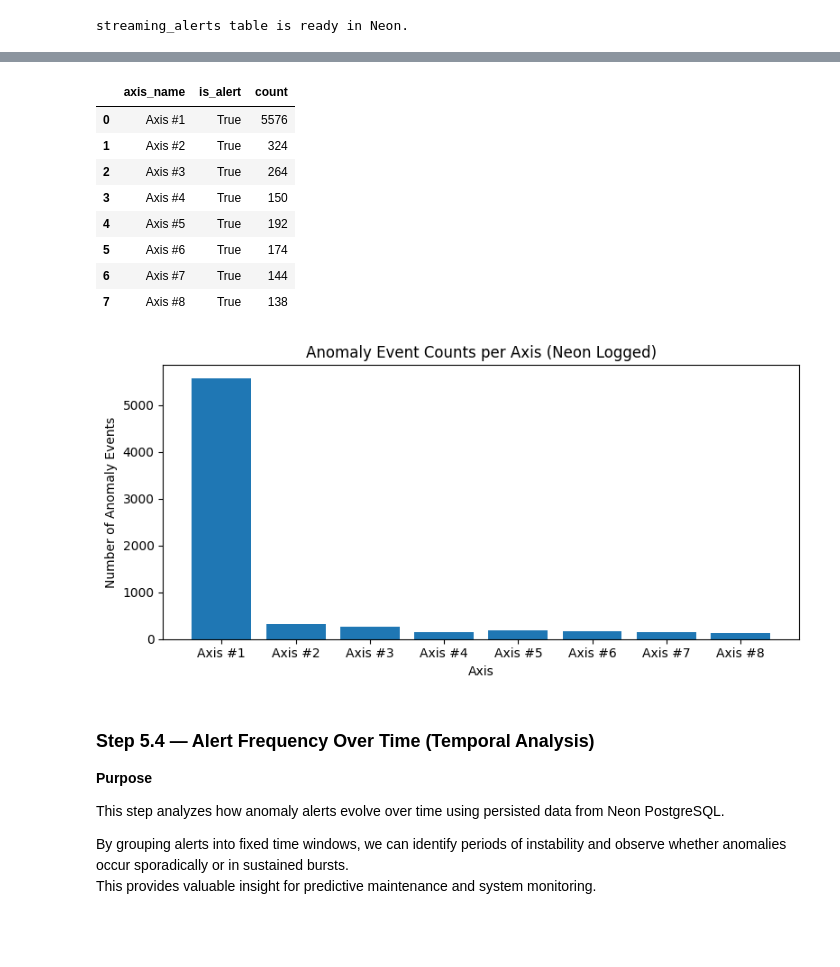
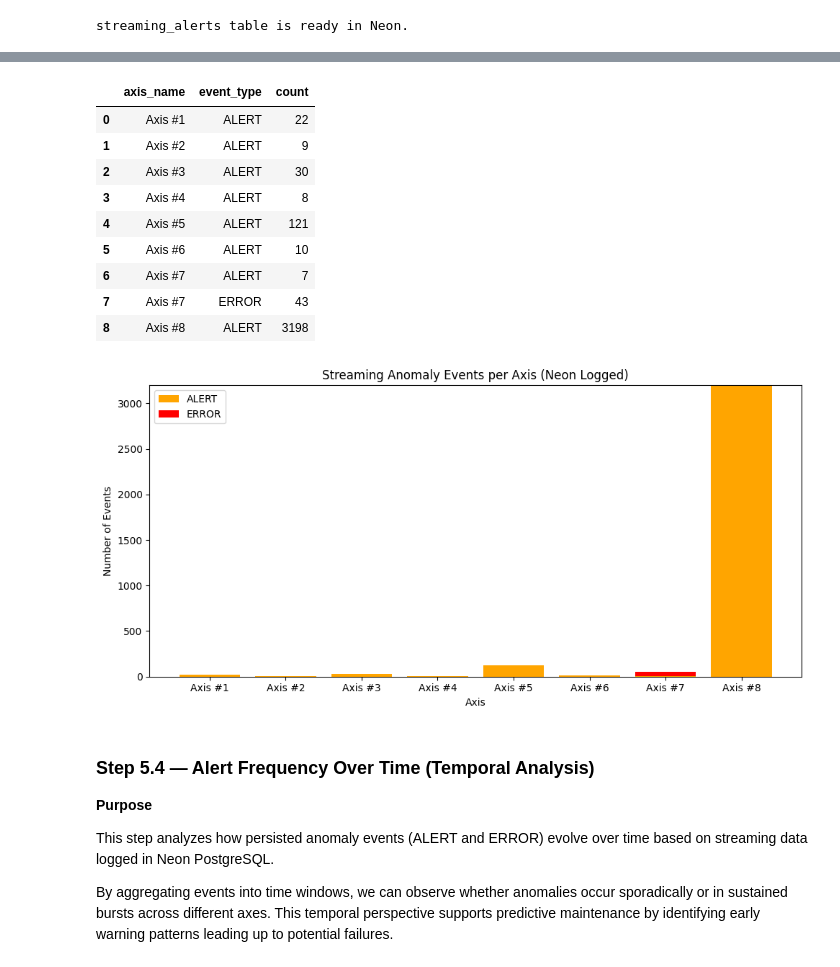
Before and after one commit to hyuan0929/practical-lab1-predictive-maintenance, a Jupyter notebook: notebooks/Lab1_Predictive_Maintenance.ipynb, the cells around one changed output, grey strips where cells are left out. Drawn from its saved outputs; the diff is of its cells as text; code cells hidden in the pictures; blank space fills up the shorter version.

```diff
--- a/notebooks/Lab1_Predictive_Maintenance.ipynb
+++ b/notebooks/Lab1_Predictive_Maintenance.ipynb
@@ -1111,22 +1039,20 @@ This confirms that streaming data was ingested, alerts were logged, and threshol
 # %%
 # Step 5.3.1: Query persisted streaming alerts from Neon
-#
-# IMPORTANT:
-# A fresh database connection is created here to avoid
-# SSL timeout issues after long-running streaming steps.
+
 
 import pandas as pd
 from sqlalchemy import text
 
 query_sql = text("""
     SELECT
+        robot_id,
         event_time_seconds,
         axis_name,
         actual_value,
         predicted_value,
         residual,
         threshold,
-        is_alert,
+        event_type,
         created_at
     FROM streaming_alerts
     ORDER BY event_time_seconds;
@@ -1137,5 +1063,6 @@ with engine.connect() as connection:
     df_alerts = pd.read_sql(query_sql, connection)
 
 print(f"Total events loaded from Neon: {len(df_alerts)}")
+
 df_alerts.head()
 # %% [output]
@@ -1150,54 +1077,79 @@ Total events loaded from Neon: 6962
 # Step 5.3.2: Aggregate alerts and errors by axis
 
 # This step aggregates persisted streaming events by axis and event type.
-# We group by both `axis_name` and `is_alert` to distinguish:
-#   - Alert-level events (is_alert = True)
-#   - Error-level events (is_alert = False)
-
+# We group by both `axis_name` and `event_type` to distinguish:
+#   - ALERT events
+#   - ERROR events
+#
 # This provides a complete overview of anomaly distribution across all axes.
 
 event_counts = (
     df_alerts
-    .groupby(["axis_name", "is_alert"])
+    .groupby(["axis_name", "event_type"])
     .size()
     .reset_index(name="count")
 )
 
 event_counts
 # %% [output]
-|  | axis_name | is_alert | count |
-| 0 | Axis #1 | True | 5576 |
-| 1 | Axis #2 | True | 324 |
-| 2 | Axis #3 | True | 264 |
-| 3 | Axis #4 | True | 150 |
-| 4 | Axis #5 | True | 192 |
-| 5 | Axis #6 | True | 174 |
-| 6 | Axis #7 | True | 144 |
-| 7 | Axis #8 | True | 138 |
+|  | axis_name | event_type | count |
+| 0 | Axis #1 | ALERT | 22 |
+| 1 | Axis #2 | ALERT | 9 |
+| 2 | Axis #3 | ALERT | 30 |
+| 3 | Axis #4 | ALERT | 8 |
+| 4 | Axis #5 | ALERT | 121 |
+| 5 | Axis #6 | ALERT | 10 |
+| 6 | Axis #7 | ALERT | 7 |
+| 7 | Axis #7 | ERROR | 43 |
+| 8 | Axis #8 | ALERT | 3198 |
 # %%
-# Step 5.3.3: Visualize anomaly counts per axis
+# Step 5.3.3: Visualize anomaly counts per axis (ALERT vs ERROR)
 
 import matplotlib.pyplot as plt
 
-plt.figure(figsize=(8, 4))
+# Pivot data: axis × event_type
+pivot_counts = event_counts.pivot(
+    index="axis_name",
+    columns="event_type",
+    values="count"
+).fillna(0)
 
-plt.bar(event_counts["axis_name"], event_counts["count"])
+plt.figure(figsize=(10, 5))
+
+plt.bar(
+    pivot_counts.index,
+    pivot_counts.get("ALERT", 0),
+    label="ALERT",
+    color="orange"
+)
+
+plt.bar(
+    pivot_counts.index,
+    pivot_counts.get("ERROR", 0),
+    bottom=pivot_counts.get("ALERT", 0),
+    label="ERROR",
+    color="red"
+)
 
 plt.xlabel("Axis")
-plt.ylabel("Number of Anomaly Events")
-plt.title("Anomaly Event Counts per Axis (Neon Logged)")
+plt.ylabel("Number of Events")
+plt.title("Streaming Anomaly Events per Axis (Neon Logged)")
+plt.legend()
 
 plt.tight_layout()
 plt.show()
 # %% [output]
-[figure, old version]
+[figure, new version]
 # %% [markdown]
 ### Step 5.4 — Alert Frequency Over Time (Temporal Analysis)
 
 **Purpose**
 
-This step analyzes how anomaly alerts evolve over time using persisted data from Neon PostgreSQL.
+This step analyzes how persisted anomaly events (ALERT and ERROR) evolve over time
+based on streaming data logged in Neon PostgreSQL.
 
-By grouping alerts into fixed time windows, we can identify periods of instability and observe whether anomalies occur sporadically or in sustained bursts.
-This provides valuable insight for predictive maintenance and system monitoring.
+By aggregating events into time windows, we can observe whether anomalies occur
+sporadically or in sustained bursts across different axes.
+This temporal perspective supports predictive maintenance by identifying
+early warning patterns leading up to potential failures.
 # %%
```
Also changed, not shown: parts of 30 cells of this notebook, 1 other file.
